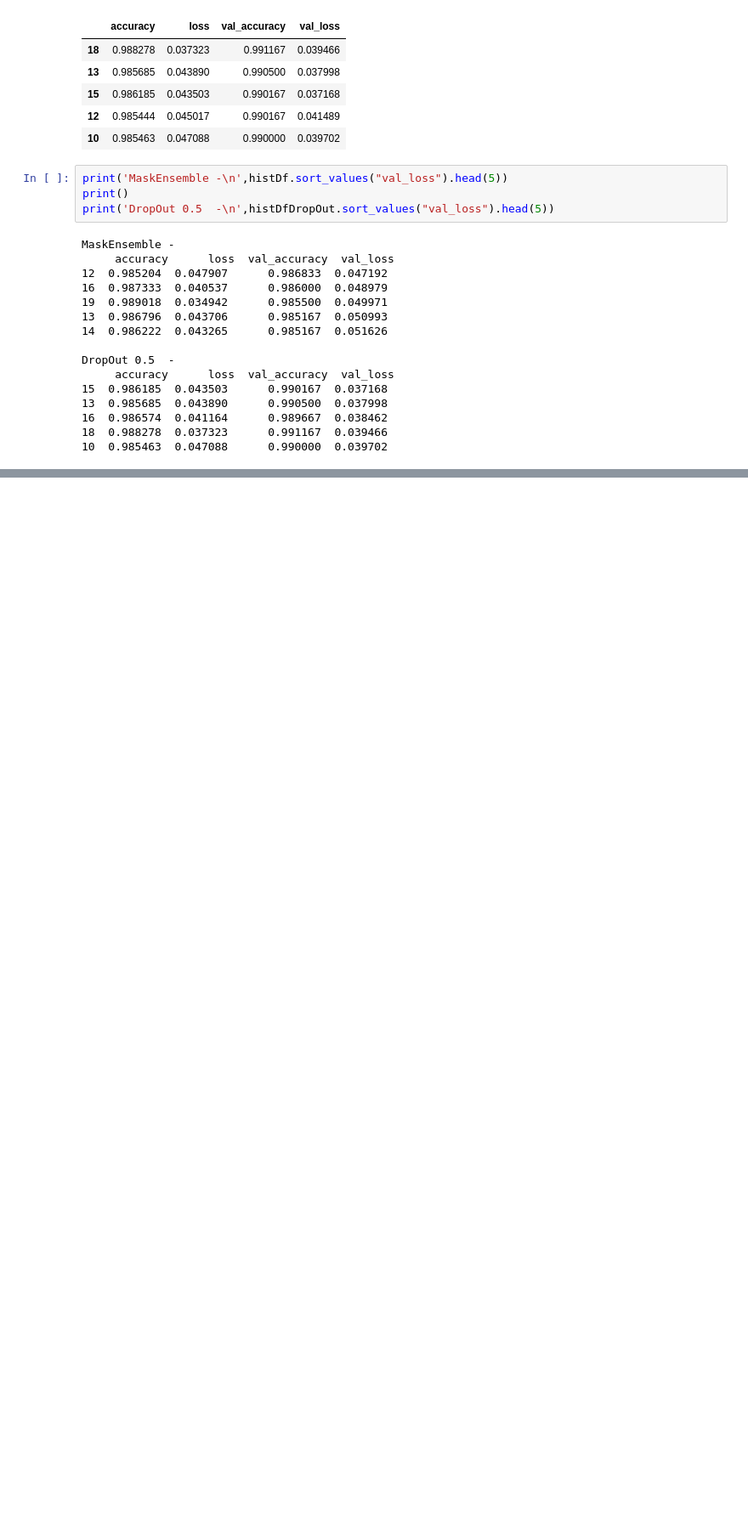
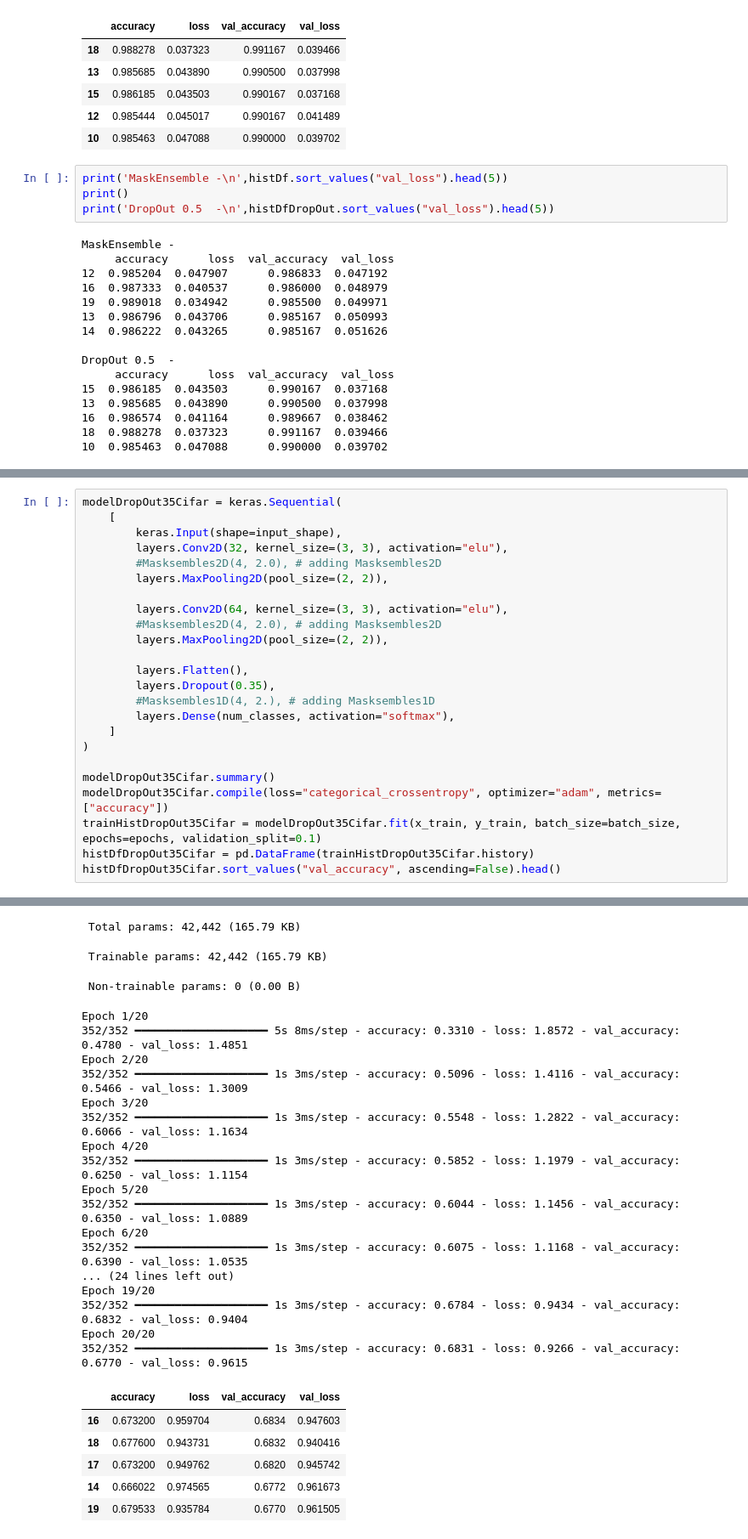
Before and after one commit to geleshChrsitUniversity/nikitadurasov-masksembles, a Jupyter notebook: notebooks/MNIST_Masksembles.ipynb, the cells around one changed output, grey strips where cells are left out. Shown: that part at 85% size. Saved outputs shown, nothing was run; the diff lists cells and outputs as text; blank space fills up the shorter version.

```diff
--- a/notebooks/MNIST_Masksembles.ipynb
+++ b/notebooks/MNIST_Masksembles.ipynb
@@ -468,0 +558,25 @@ DropOut 0.5  -
+# %%
+modelDropOut35Cifar = keras.Sequential(
+    [
+        keras.Input(shape=input_shape),
+        layers.Conv2D(32, kernel_size=(3, 3), activation="elu"),
+        #Masksembles2D(4, 2.0), # adding Masksembles2D
+        layers.MaxPooling2D(pool_size=(2, 2)),
+
+        layers.Conv2D(64, kernel_size=(3, 3), activation="elu"),
+        #Masksembles2D(4, 2.0), # adding Masksembles2D
+        layers.MaxPooling2D(pool_size=(2, 2)),
+
+        layers.Flatten(),
+        layers.Dropout(0.35),
+        #Masksembles1D(4, 2.), # adding Masksembles1D
+        layers.Dense(num_classes, activation="softmax"),
+    ]
+)
+
+modelDropOut35Cifar.summary()
+modelDropOut35Cifar.compile(loss="categorical_crossentropy", optimizer="adam", metrics=["accuracy"])
+trainHistDropOut35Cifar = modelDropOut35Cifar.fit(x_train, y_train, batch_size=batch_size, epochs=epochs, validation_split=0.1)
+histDfDropOut35Cifar = pd.DataFrame(trainHistDropOut35Cifar.history)
+histDfDropOut35Cifar.sort_values("val_accuracy", ascending=False).head()
+# %% [output]
@@ -468,0 +601,26 @@ DropOut 0.5  -
+ Total params: 42,442 (165.79 KB)
+ Trainable params: 42,442 (165.79 KB)
+ Non-trainable params: 0 (0.00 B)
+Epoch 1/20
+352/352 ━━━━━━━━━━━━━━━━━━━━ 5s 8ms/step - accuracy: 0.3310 - loss: 1.8572 - val_accuracy: 0.4780 - val_loss: 1.4851
+Epoch 2/20
+352/352 ━━━━━━━━━━━━━━━━━━━━ 1s 3ms/step - accuracy: 0.5096 - loss: 1.4116 - val_accuracy: 0.5466 - val_loss: 1.3009
+Epoch 3/20
+352/352 ━━━━━━━━━━━━━━━━━━━━ 1s 3ms/step - accuracy: 0.5548 - loss: 1.2822 - val_accuracy: 0.6066 - val_loss: 1.1634
+Epoch 4/20
+352/352 ━━━━━━━━━━━━━━━━━━━━ 1s 3ms/step - accuracy: 0.5852 - loss: 1.1979 - val_accuracy: 0.6250 - val_loss: 1.1154
+Epoch 5/20
+352/352 ━━━━━━━━━━━━━━━━━━━━ 1s 3ms/step - accuracy: 0.6044 - loss: 1.1456 - val_accuracy: 0.6350 - val_loss: 1.0889
+Epoch 6/20
+352/352 ━━━━━━━━━━━━━━━━━━━━ 1s 3ms/step - accuracy: 0.6075 - loss: 1.1168 - val_accuracy: 0.6390 - val_loss: 1.0535
+... (24 lines left out)
+Epoch 19/20
+352/352 ━━━━━━━━━━━━━━━━━━━━ 1s 3ms/step - accuracy: 0.6784 - loss: 0.9434 - val_accuracy: 0.6832 - val_loss: 0.9404
+Epoch 20/20
+352/352 ━━━━━━━━━━━━━━━━━━━━ 1s 3ms/step - accuracy: 0.6831 - loss: 0.9266 - val_accuracy: 0.6770 - val_loss: 0.9615
+|  | accuracy | loss | val_accuracy | val_loss |
+| 16 | 0.673200 | 0.959704 | 0.6834 | 0.947603 |
+| 18 | 0.677600 | 0.943731 | 0.6832 | 0.940416 |
+| 17 | 0.673200 | 0.949762 | 0.6820 | 0.945742 |
+| 14 | 0.666022 | 0.974565 | 0.6772 | 0.961673 |
+| 19 | 0.679533 | 0.935784 | 0.6770 | 0.961505 |
```
Also changed, not shown: parts of 5 cells of this notebook.
